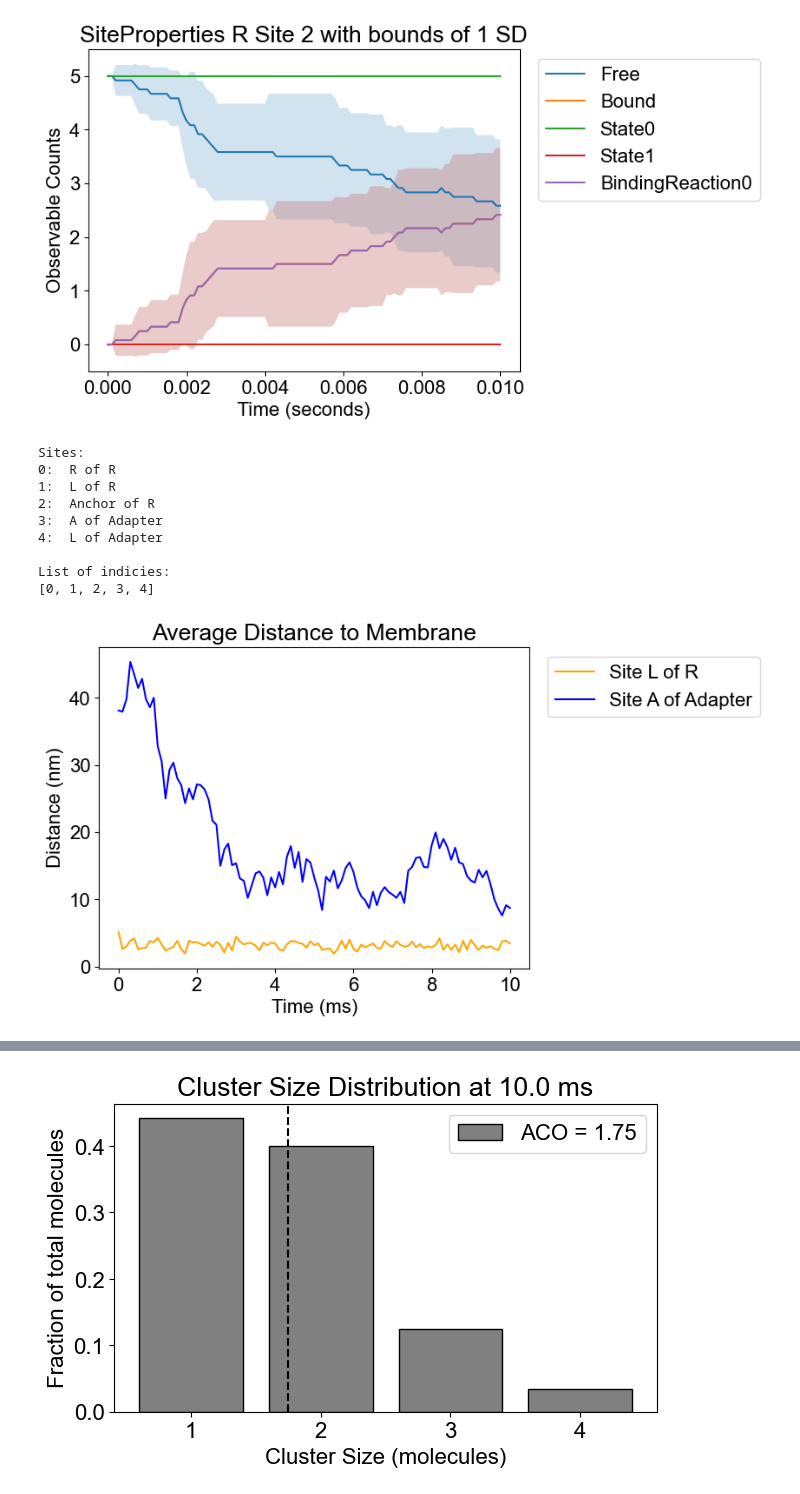
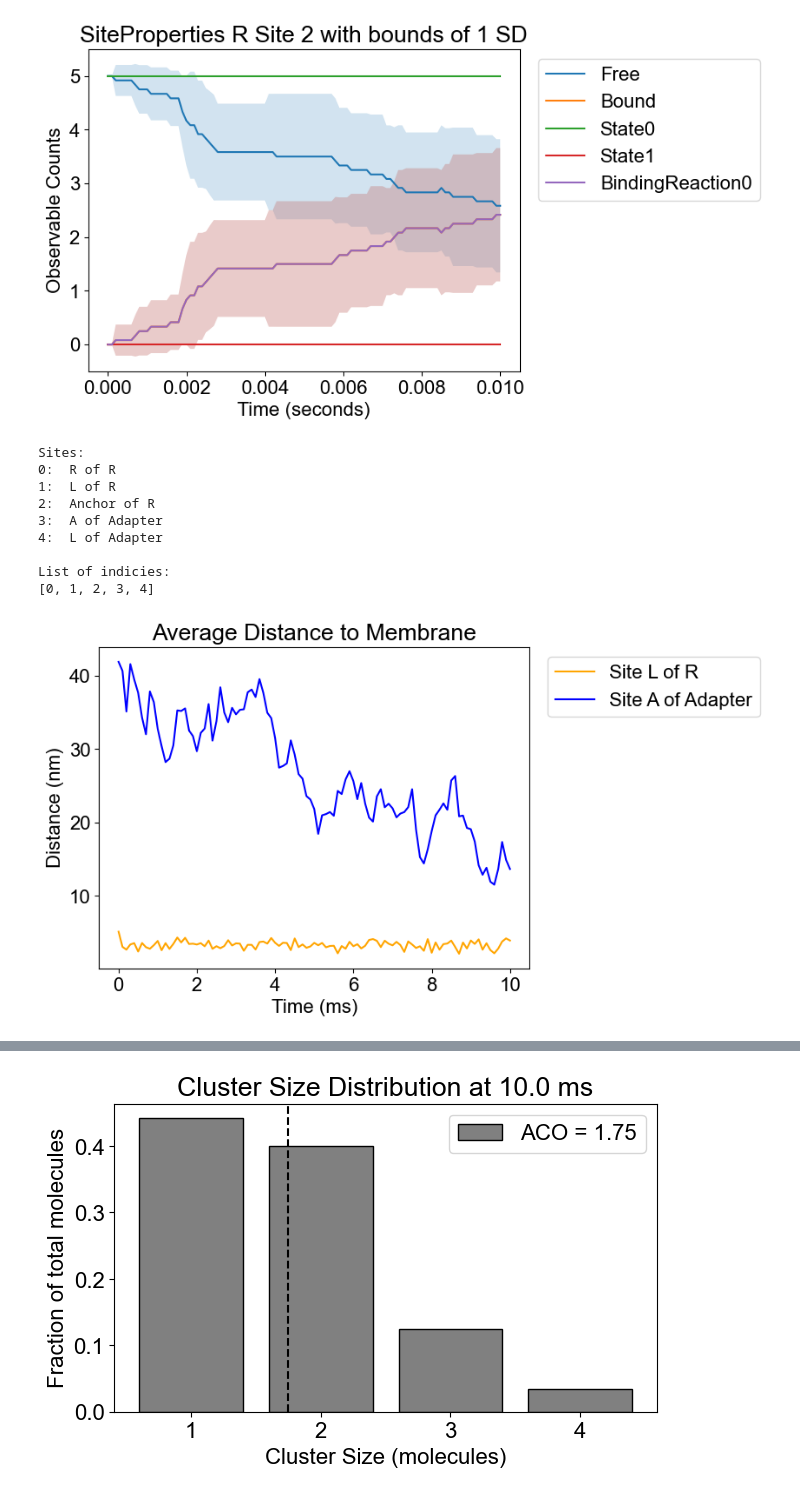
Before and after one commit to MolClustPy/SpringSaLaD-Python-Viz, a Jupyter notebook: demo.ipynb, the cells around one changed output, grey strips where cells are left out. Cells and saved outputs as stored; diff of their text form; code cells hidden in the pictures.

```diff
--- a/demo.ipynb
+++ b/demo.ipynb
@@ -72,15 +85,15 @@ List of indicies:
 Examples\R_L_test_difficult_SIMULATIONS\Simulation0_SIM_SIMULATIONS\Simulation0_SIM_FOLDER\data/pyStat
 [figure]
 # %%
-Average_z_pos(search_directory, indicies=[1,3], run_num=10, verbose=True, legend_right=True, list_sites=True)
+Average_z_pos.plot(search_directory, indicies=[1,3], run_num=9, verbose=True, legend_right=True, list_sites=True)
 # %% [output]
 Sites:
 0:  R of R
 1:  L of R
 2:  Anchor of R
 3:  A of Adapter
 4:  L of Adapter
 
 List of indicies:
 [0, 1, 2, 3, 4]
-[figure, old version]
+[figure, new version]
```
Also changed, not shown: parts of 8 cells of this notebook, 24 other files.
